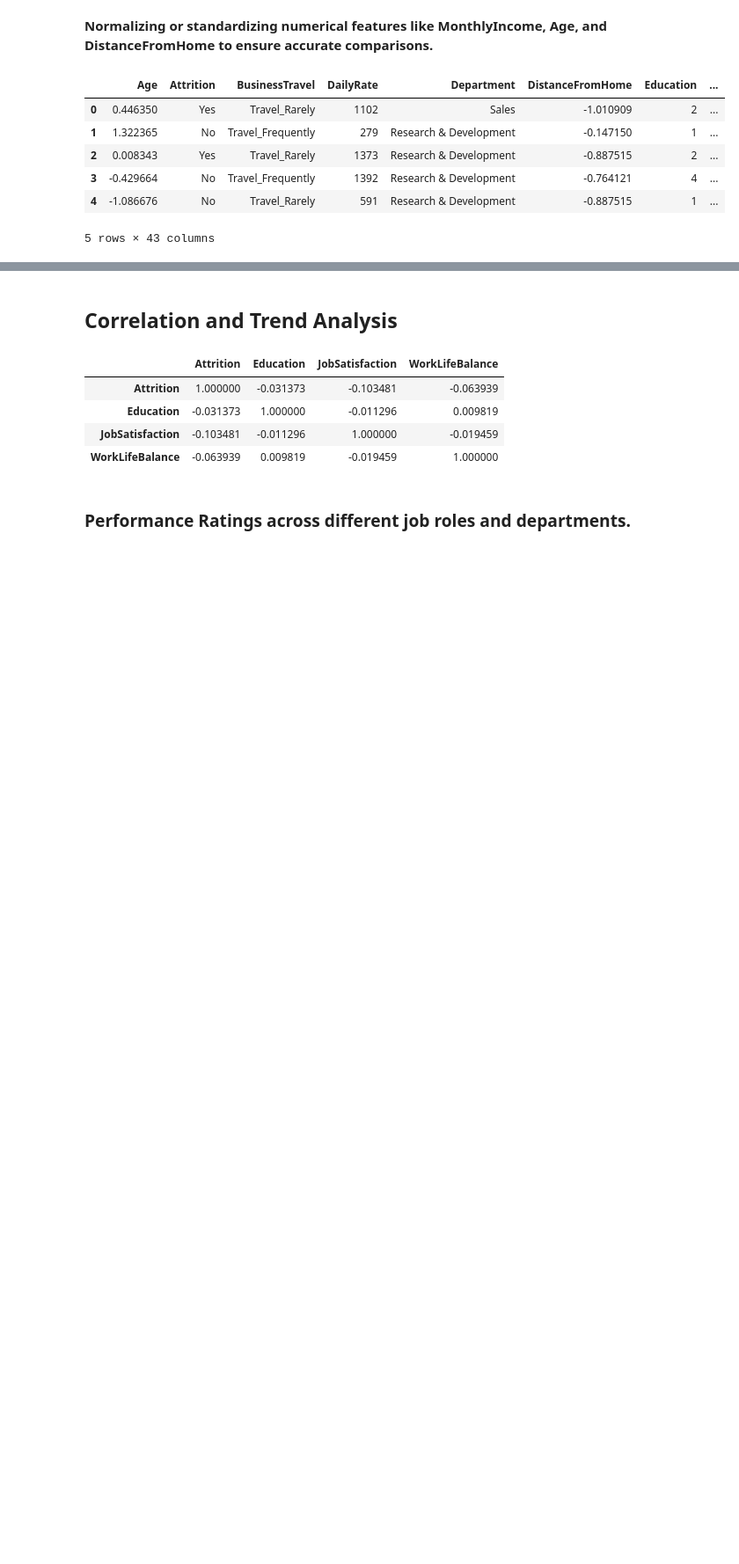
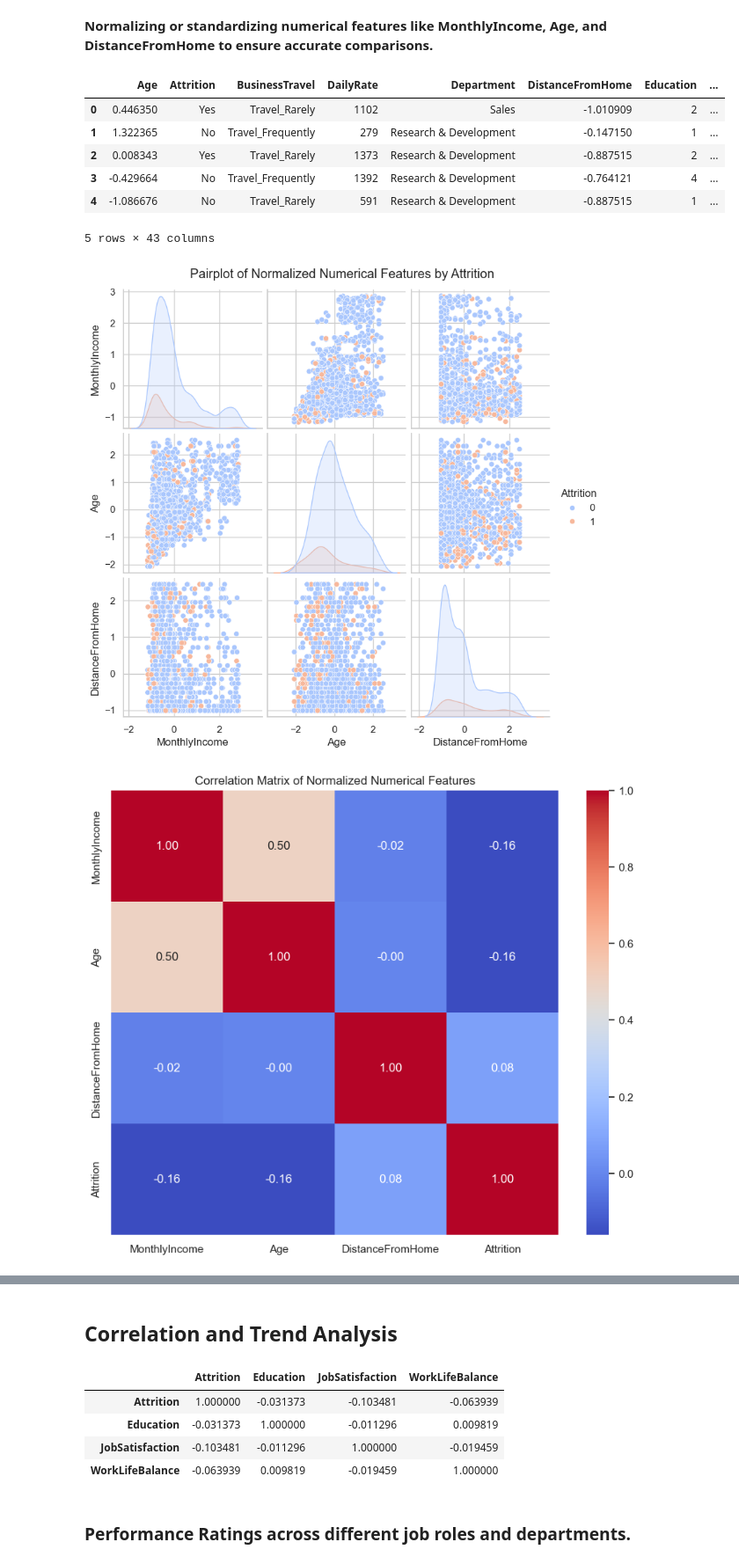
Before and after one commit to olivierrayapen/hackathon3, a Jupyter notebook: Exploring Employee Attrition and Performance in a Corporate Environment.ipynb, the cells around one changed output, grey strips where cells are left out. Shown at 88% size. Drawn from its saved outputs; the diff is of its cells as text; code cells hidden in the pictures; blank space fills up the shorter version.

```diff
--- a/Exploring Employee Attrition and Performance in a Corporate Environment.ipynb
+++ b/Exploring Employee Attrition and Performance in a Corporate Environment.ipynb
@@ -211,3 +211,28 @@ data_encoded.head()
 | 3 | -0.429664 | No | Travel_Frequently | 1392 | Research & Development | -0.764121 | 4 | ... |
 | 4 | -1.086676 | No | Travel_Rarely | 591 | Research & Development | -0.887515 | 1 | ... |
 5 rows × 43 columns
+# %%
+# Pairplot to visualize relationships between numerical features
+sns.pairplot(data_encoded, vars=numerical_columns, hue='Attrition', palette='coolwarm')
+plt.suptitle('Pairplot of Normalized Numerical Features by Attrition', y=1.02)
+plt.show()
+
+# Heatmap to visualize the correlation matrix of the normalized data
+plt.figure(figsize=(10, 8))
+sns.heatmap(data_encoded[numerical_columns + ['Attrition']].corr(), annot=True, cmap='coolwarm', fmt='.2f')
+plt.title('Correlation Matrix of Normalized Numerical Features')
+plt.show()
+
+# Boxplot to visualize the distribution of normalized numerical features by Attrition
+plt.figure(figsize=(15, 10))
+for i, column in enumerate(numerical_columns, 1):
+    plt.subplot(2, 2, i)
+    sns.boxplot(x='Attrition', y=column, data=data_encoded, palette='coolwarm')
+    plt.title(f'Boxplot of {column} by Attrition')
+    plt.xlabel('Attrition')
+    plt.ylabel(column)
+plt.tight_layout()
+plt.show()
+# %% [output]
+[figure, added]
+[figure, added]
```
Also changed, not shown: parts of 2 cells of this notebook.
